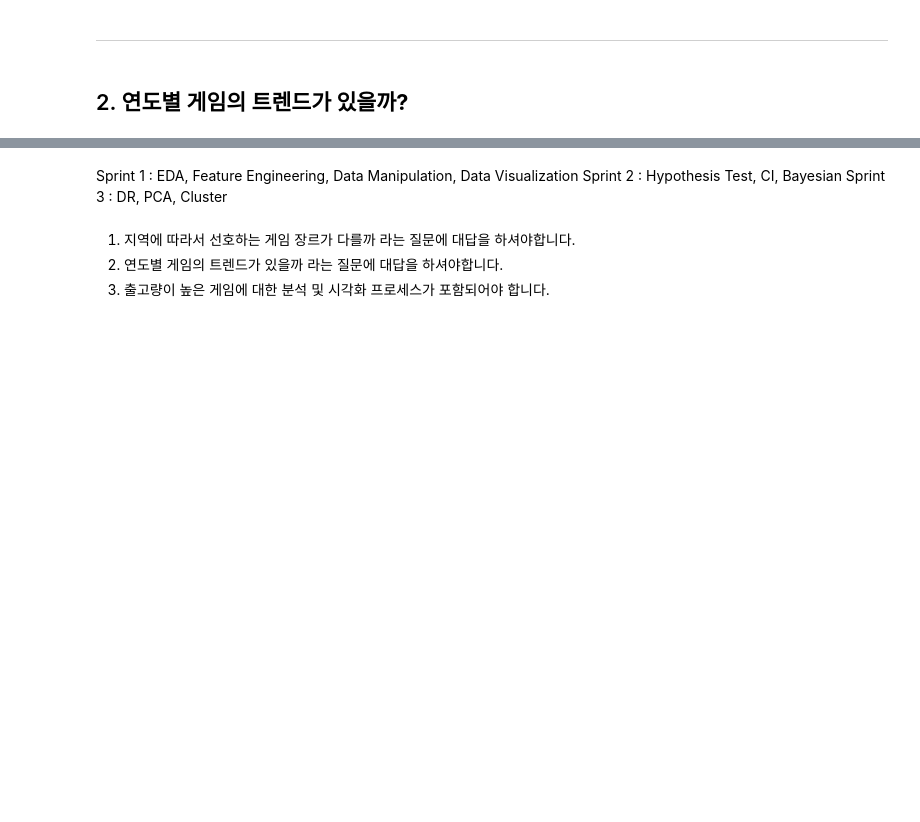
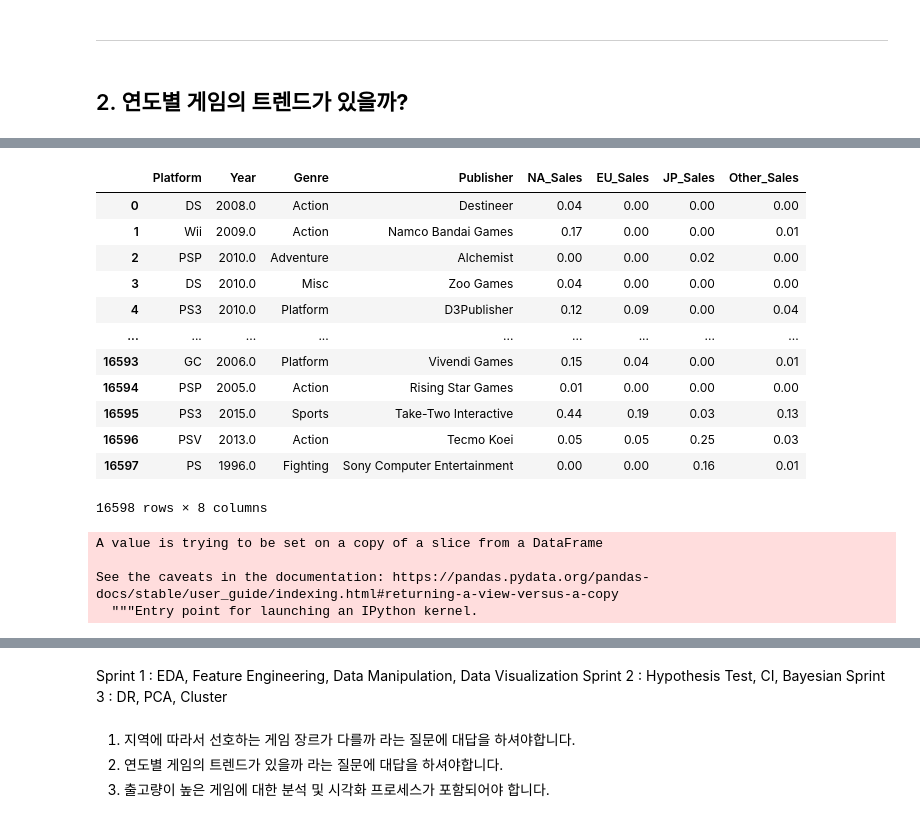
Before and after one commit to doguma/S1P_CodeStates, a Jupyter notebook: S1P.ipynb, the cells around one changed output, grey strips where cells are left out. Saved outputs shown, nothing was run; the diff lists cells and outputs as text; code cells hidden in the pictures; blank space fills up the shorter version.

```diff
--- a/S1P.ipynb
+++ b/S1P.ipynb
@@ -100,6 +100,10 @@ df.describe()
 # %%
-# Year 값이 100보다 작다면 2000을 더해서 다른 데이터들과 맞춰주는 함수 - 끝자리 수가 중요할 수 있기 때문에 2000을 더하는 방법으로 선택!
-df['Year'] = np.where(df['Year']<100, df['Year'] + 2000, df['Year'])
+# Year 값이 100보다 작다면 2000을 더해서 다른 데이터들과 맞춰주는 함수
+# - 끝자리 수가 중요하기 때문에 수가 22(2022)일 경우 2000을 더하는 방법으로 선택!
+# - 수가 22보다 크고 100보다 작다면 1900을 더하기
+
+df['Year'] = np.where(df['Year']<22, df['Year'] + 2000, df['Year'])
+df['Year'] = np.where(df['Year']<100, df['Year'] + 1900, df['Year'])
 # %%
 # 100보다 작은 랜덤한 값들이 더이상 없음
 df['Year'].min()
@@ -244,0 +233,24 @@ df
+# %%
+df_chrono = df[['Platform', 'Year', 'Genre', 'Publisher', 'NA_Sales', 'EU_Sales', 'JP_Sales', 'Other_Sales']]
+df_chrono
+# %% [output]
+|  | Platform | Year | Genre | Publisher | NA_Sales | EU_Sales | JP_Sales | Other_Sales |
+| 0 | DS | 2008.0 | Action | Destineer | 0.04 | 0.00 | 0.00 | 0.00 |
+| 1 | Wii | 2009.0 | Action | Namco Bandai Games | 0.17 | 0.00 | 0.00 | 0.01 |
+| 2 | PSP | 2010.0 | Adventure | Alchemist | 0.00 | 0.00 | 0.02 | 0.00 |
+| 3 | DS | 2010.0 | Misc | Zoo Games | 0.04 | 0.00 | 0.00 | 0.00 |
+| 4 | PS3 | 2010.0 | Platform | D3Publisher | 0.12 | 0.09 | 0.00 | 0.04 |
+| ... | ... | ... | ... | ... | ... | ... | ... | ... |
+| 16593 | GC | 2006.0 | Platform | Vivendi Games | 0.15 | 0.04 | 0.00 | 0.01 |
+| 16594 | PSP | 2005.0 | Action | Rising Star Games | 0.01 | 0.00 | 0.00 | 0.00 |
+| 16595 | PS3 | 2015.0 | Sports | Take-Two Interactive | 0.44 | 0.19 | 0.03 | 0.13 |
+| 16596 | PSV | 2013.0 | Action | Tecmo Koei | 0.05 | 0.05 | 0.25 | 0.03 |
+| 16597 | PS | 1996.0 | Fighting | Sony Computer Entertainment | 0.00 | 0.00 | 0.16 | 0.01 |
+16598 rows × 8 columns
+# %%
+df_chrono.dropna(inplace=True)
+# %% [output]
+A value is trying to be set on a copy of a slice from a DataFrame
+
+See the caveats in the documentation: https://pandas.pydata.org/pandas-docs/stable/user_guide/indexing.html#returning-a-view-versus-a-copy
+  """Entry point for launching an IPython kernel.
```
Also changed, not shown: parts of 10 cells of this notebook.
